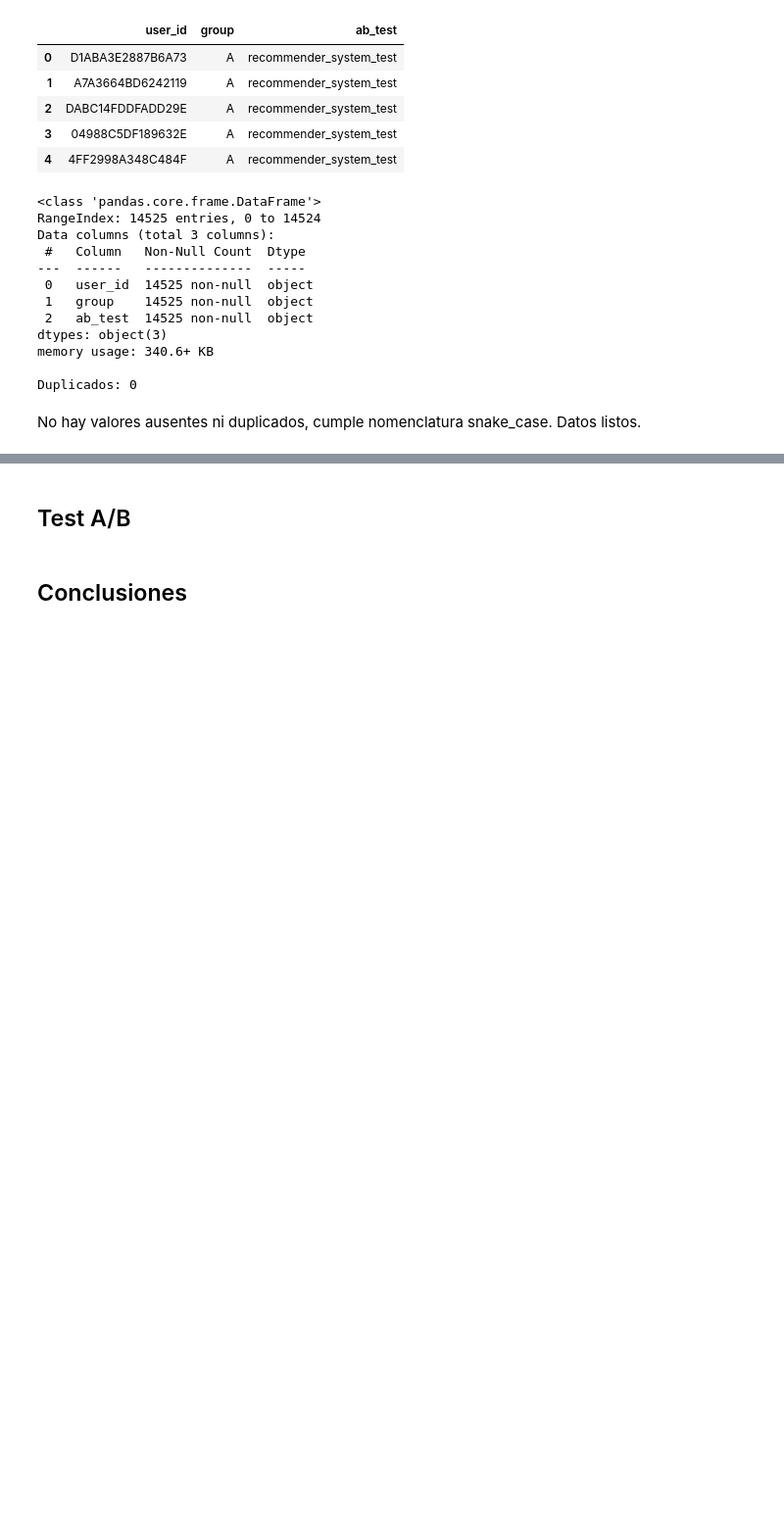
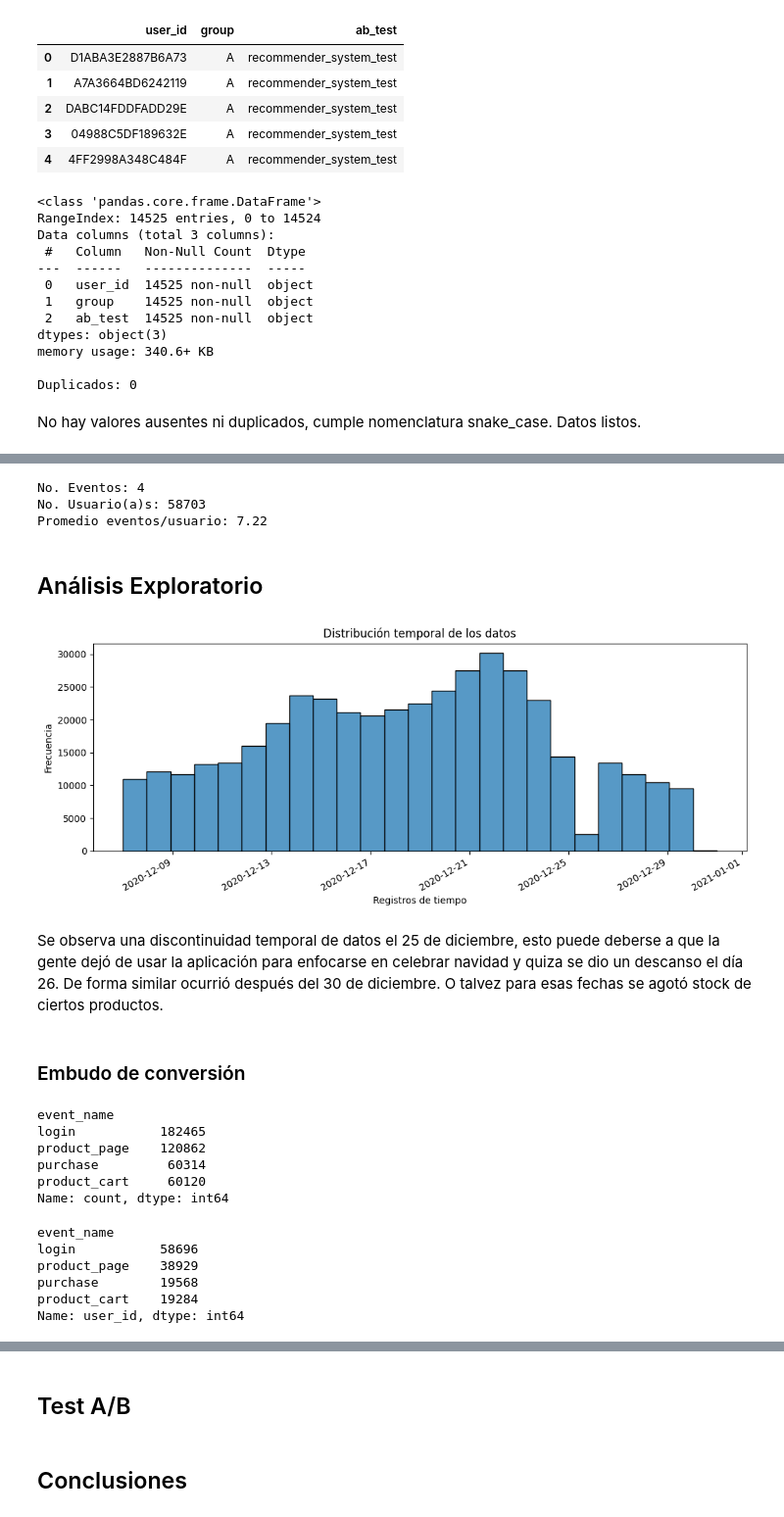
Before and after one commit to ScinDBad/DA_proyecto_final, a Jupyter notebook: test_ab.ipynb, the cells around one changed output, grey strips where cells are left out. Shown: that part at 98% size. Drawn from its saved outputs; the diff is of its cells as text; code cells hidden in the pictures; blank space fills up the shorter version.

```diff
--- a/test_ab.ipynb
+++ b/test_ab.ipynb
@@ -187,5 +187,5 @@ solamente existen valores de montos en 'details' cuando el evento se trata de un
 # %%
-events['details'].fillna('no_detail', inplace=True) # reemplazar NaN con 'no_detail'
+events['details'] = events['details'].fillna(0) # reemplazar NaN con 0
 events.info() # verificar reemplazo
 # %% [output]
 <class 'pandas.core.frame.DataFrame'>
@@ -234,0 +251,47 @@ No hay valores ausentes ni duplicados, cumple nomenclatura snake_case. Datos lis
+# %%
+print('No. Eventos:', events['event_name'].nunique()) # Cuantificar eventos
+print('No. Usuario(a)s:', events['user_id'].nunique()) # Cuantificar usuarios
+print('Promedio eventos/usuario:',round(events['event_name'].count()/events['user_id'].nunique(),2))
+# %% [output]
+No. Eventos: 4
+No. Usuario(a)s: 58703
+Promedio eventos/usuario: 7.22
+# %% [markdown]
+## Análisis Exploratorio
+# %%
+plt.figure(figsize=(12.5, 4))  # Tamaño personalizado
+
+sns.histplot(events['event_dt'], bins=25) # histograma por fecha y hora
+
+# Añadir etiquetas y título
+plt.xlabel('Registros de tiempo')
+plt.ylabel('Frecuencia')
+plt.title('Distribución temporal de los datos')
+plt.xticks(rotation=30, ha='right', fontsize=10)
+
+plt.show() # Mostrar gráfico
+# %% [output]
+[figure, added]
+# %% [markdown]
+Se observa una discontinuidad temporal de datos el 25 de diciembre, esto puede deberse a que la gente dejó de usar la aplicación para enfocarse en celebrar navidad y quiza se dio un descanso el día 26. De forma similar ocurrió después del 30 de diciembre. O talvez para esas fechas se agotó stock de ciertos productos.
+# %% [markdown]
+### Embudo de conversión
+# %%
+events['event_name'].value_counts() # mostrar frecencia de los eventos.
+# %% [output]
+event_name
+login           182465
+product_page    120862
+purchase         60314
+product_cart     60120
+Name: count, dtype: int64
+# %%
+# No. usuarios que realizan que pasan por eventos al menos 1 vez
+events.groupby('event_name')['user_id'].nunique().sort_values(ascending=False)
+# %% [output]
+event_name
+login           58696
+product_page    38929
+purchase        19568
+product_cart    19284
+Name: user_id, dtype: int64
```
Also changed, not shown: parts of 18 cells of this notebook.
